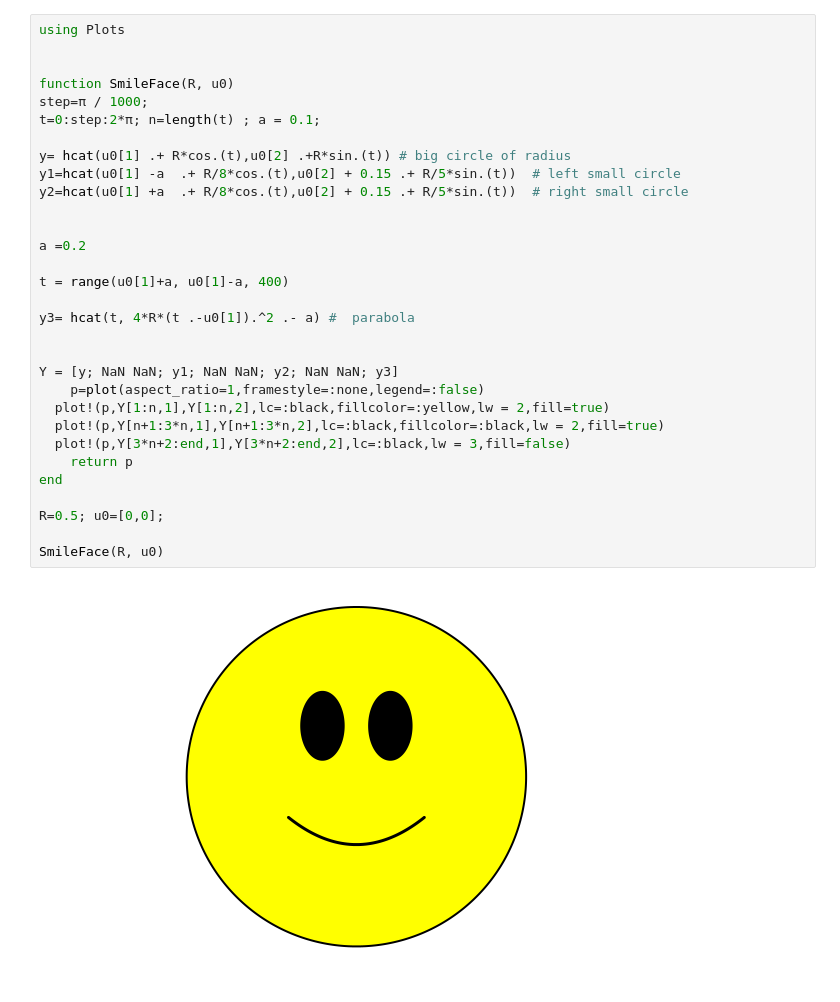
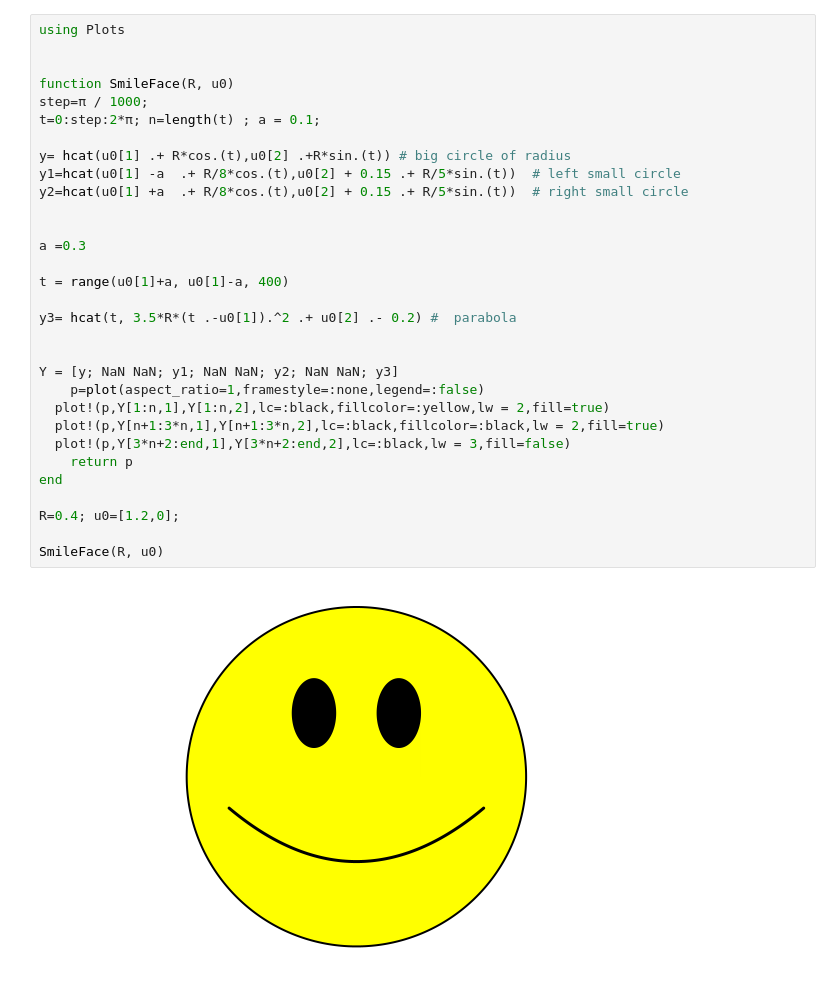
Before and after one commit to khaledharizb/Pendulum, a Jupyter notebook: SmileFace.ipynb, the cells around one changed output. Saved outputs shown, nothing was run; the diff lists cells and outputs as text.

```diff
--- a/SmileFace.ipynb
+++ b/SmileFace.ipynb
@@ -1,33 +1,33 @@
 # %%
 using Plots
 
 
 function SmileFace(R, u0)
 step=π / 1000;
 t=0:step:2*π; n=length(t) ; a = 0.1;
 
 y= hcat(u0[1] .+ R*cos.(t),u0[2] .+R*sin.(t)) # big circle of radius
 y1=hcat(u0[1] -a  .+ R/8*cos.(t),u0[2] + 0.15 .+ R/5*sin.(t))  # left small circle
 y2=hcat(u0[1] +a  .+ R/8*cos.(t),u0[2] + 0.15 .+ R/5*sin.(t))  # right small circle
 
 
-a =0.2
+a =0.3
 
 t = range(u0[1]+a, u0[1]-a, 400)
 
-y3= hcat(t, 4*R*(t .-u0[1]).^2 .- a) #  parabola
+y3= hcat(t, 3.5*R*(t .-u0[1]).^2 .+ u0[2] .- 0.2) #  parabola
 
 
 Y = [y; NaN NaN; y1; NaN NaN; y2; NaN NaN; y3]
     p=plot(aspect_ratio=1,framestyle=:none,legend=:false)
   plot!(p,Y[1:n,1],Y[1:n,2],lc=:black,fillcolor=:yellow,lw = 2,fill=true)
   plot!(p,Y[n+1:3*n,1],Y[n+1:3*n,2],lc=:black,fillcolor=:black,lw = 2,fill=true)
   plot!(p,Y[3*n+2:end,1],Y[3*n+2:end,2],lc=:black,lw = 3,fill=false)
     return p
 end
 
-R=0.5; u0=[0,0];
+R=0.4; u0=[1.2,0];
 
 SmileFace(R, u0)
 # %% [output]
-[figure, old version]
+[figure, new version]
```
